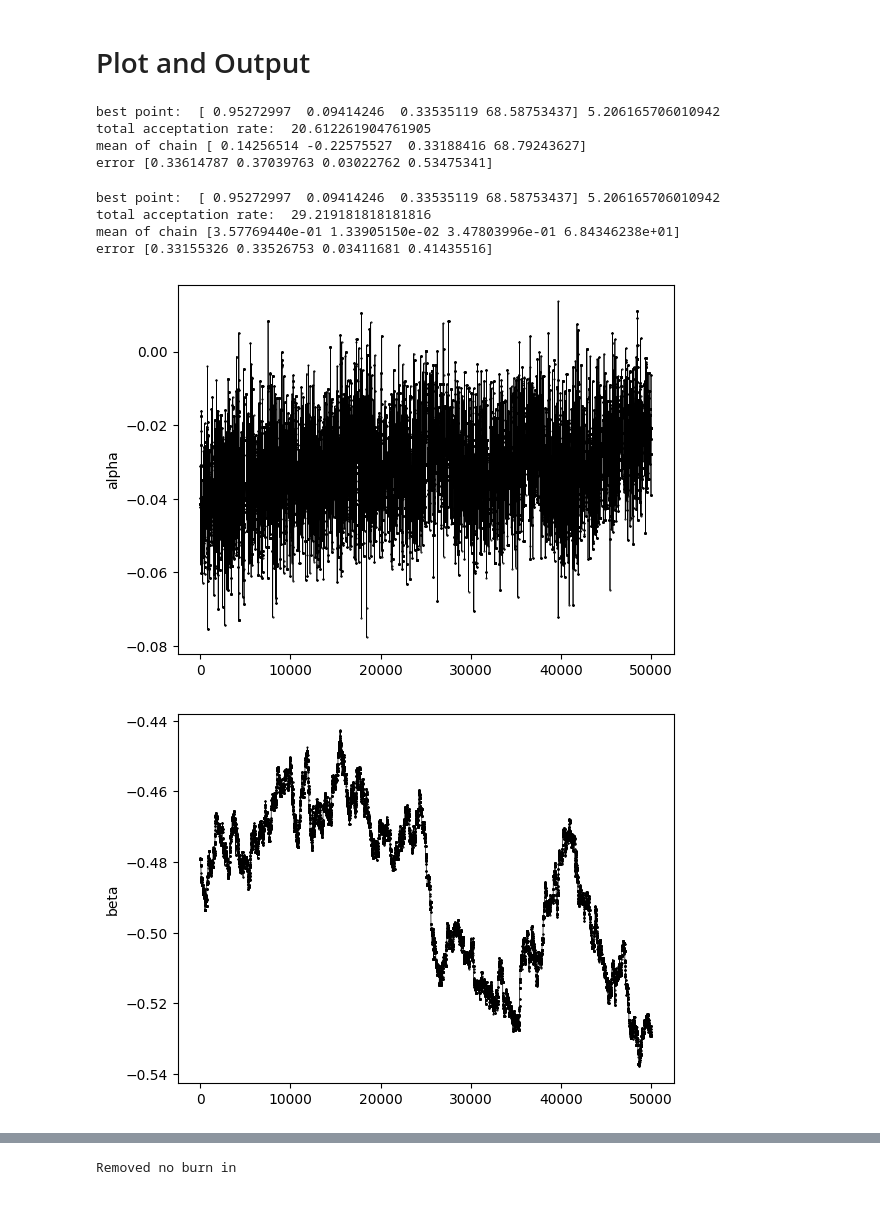
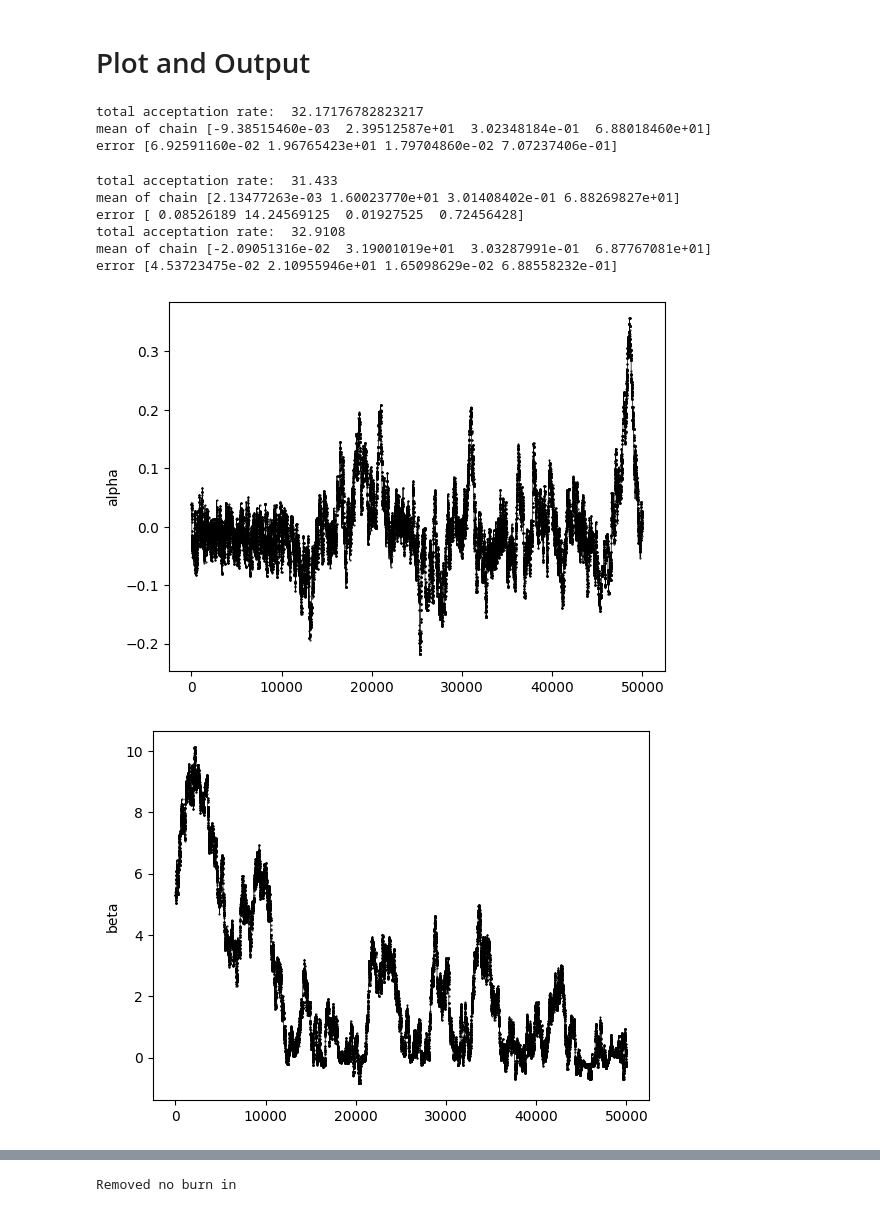
Before and after one commit to yahyaMohamadi/Dark-Energy-and-local-limit-of-NLG, a Jupyter notebook: MCMC.ipynb, the cells around one changed output, grey strips where cells are left out. Cells and saved outputs as stored; diff of their text form; code cells hidden in the pictures.

Commit message:
for speed up making the quad error larger

```diff
--- a/MCMC.ipynb
+++ b/MCMC.ipynb
@@ -149,14 +176,16 @@ data_SNe  = get_data_SNe()
 # MCMC
 # %%
 #the bond that parameter must be in that/ proposal will reject if is not in that bond
-lower = np.array([-1, -5, 0.05, 55])   # lower limits-..>>> for this bond every  1000 step 1 of them out
-upper = np.array([ 1,  5,  1, 85])  # upper limits
+lower = np.array([-100, -100, 0.05, 55])   # lower limits-..>>> for this bond every  1000 step 1 of them out
+upper = np.array([ 100,  100,  1, 85])  # upper limits
+absolute_tolerance = 1e-4
+relative_tolerance = 1e-4
 
 draw_diagram = False
 counter_out = 0
 
 
-def chi2(data ,state ,parameters = LCDMparameters):
+def chi2(data ,state ,parameters ):
   if state == "SNe":
     z  , observed_distance_modulus ,ERR = data.T
     MTEGR_distance_modulu = np.array([distance_modulus(z = z_ , parameters = parameters) for z_ in z])
@@ -206,7 +235,6 @@ def MCMC_step(data ,
   return current_sample , current_chi2 , step_accepted
 
 
-
 def run_mcmc(data ,
              state,
              n_steps,
@@ -389,3 +401,14 @@ NameError: name 'mcmc' is not defined
+# %%
+#test four
+
+mcmc = run_mcmc(data=data_BAO ,
+                state="BAO",
+                n_steps=1*1000*1000,
+                step_size=np.array([0.02,0.01,0.01,0.1]),
+                parameters = np.array([0.01   , 0.01  ,  .3 , 70.   ]),
+                report_state = 100000,
+                continue_fron_old_chian = False ,
+                save_while_report =True)
 # %% [markdown]
 # Plot and Output
 # %%
@@ -400,41 +423,41 @@ chain_BAO  , chi2_BAO = mcmc[0] , mcmc[1]
 #chain_BAO_SNe = np.array(chain_BAO_SNe)
 # %%
 def main_chain_report(chain_samples ,chain_chi2):
-  print("best point: " , chain_samples[np.argmin(chain_chi2)] , np.min(chain_chi2))
+  #print("best point: " , chain_samples[np.argmin(chain_chi2)] , np.min(chain_chi2))
   print("total acceptation rate: " , len(np.unique(chain_chi2))/len(chain_chi2)*100)
   print("mean of chain" , np.mean(chain_samples,axis=0))
   print("error" , np.std(chain_samples,axis=0))
 #main_chain_report(chain_SNe,chi2_SNe)
 main_chain_report(chain_BAO,chi2_BAO)
 # %% [output]
-best point:  [ 0.95272997  0.09414246  0.33535119 68.58753437] 5.206165706010942
-total acceptation rate:  20.612261904761905
-mean of chain [ 0.14256514 -0.22575527  0.33188416 68.79243627]
-error [0.33614787 0.37039763 0.03022762 0.53475341]
+total acceptation rate:  32.17176782823217
+mean of chain [-9.38515460e-03  2.39512587e+01  3.02348184e-01  6.88018460e+01]
+error [6.92591160e-02 1.96765423e+01 1.79704860e-02 7.07237406e-01]
 # %%
-for i in range(3):
-  main_chain_report(np.split(chain_BAO[:-1] , 3)[i],np.split(chi2_BAO[:-1],3)[i])
+part = 2
+for i in range(part):
+  main_chain_report(np.split(chain_BAO[:-1] , part)[i],np.split(chi2_BAO[:-1],part)[i])
+# %% [output]
+total acceptation rate:  31.433
+mean of chain [2.13477263e-03 1.60023770e+01 3.01408402e-01 6.88269827e+01]
+error [ 0.08526189 14.24569125  0.01927525  0.72456428]
+total acceptation rate:  32.9108
+mean of chain [-2.09051316e-02  3.19001019e+01  3.03287991e-01  6.87767081e+01]
+error [4.53723475e-02 2.10955946e+01 1.65098629e-02 6.88558232e-01]
-# %%
-main_chain_report(chain_BAO[2000000:],chi2_BAO[2000000:])
-# %% [output]
-best point:  [ 0.95272997  0.09414246  0.33535119 68.58753437] 5.206165706010942
-total acceptation rate:  29.219181818181816
-mean of chain [3.57769440e-01 1.33905150e-02 3.47803996e-01 6.84346238e+01]
-error [0.33155326 0.33526753 0.03411681 0.41435516]
 # %%
 def chain_visual(chain_samples,
                 chain_chi2 ):
       samples = chain_samples.T
       for i in range(len(parameters_name)):
         plt.plot(samples[i], marker='.' ,ms = 1,linewidth = '0.5',linestyle='-',color = 'black')
         plt.ylabel(parameters_name[i])
         plt.show()
       plt.plot(chain_chi2, marker='.' ,ms = 1,linewidth = '0.5',linestyle='-',color = 'black')
       plt.ylabel("chi")
       plt.show()
 
-chain_visual(chain_BAO[4000000:4040000],
-                chi2_BAO[4000000:4040000])
+chain_visual(chain_BAO[300000:350000],
+                chi2_BAO[300000:350000])
 # %% [output]
-[figure, old version]
+[figure, new version]
-[figure, old version]
+[figure, new version]
```
Also changed, not shown: parts of 14 cells of this notebook.
